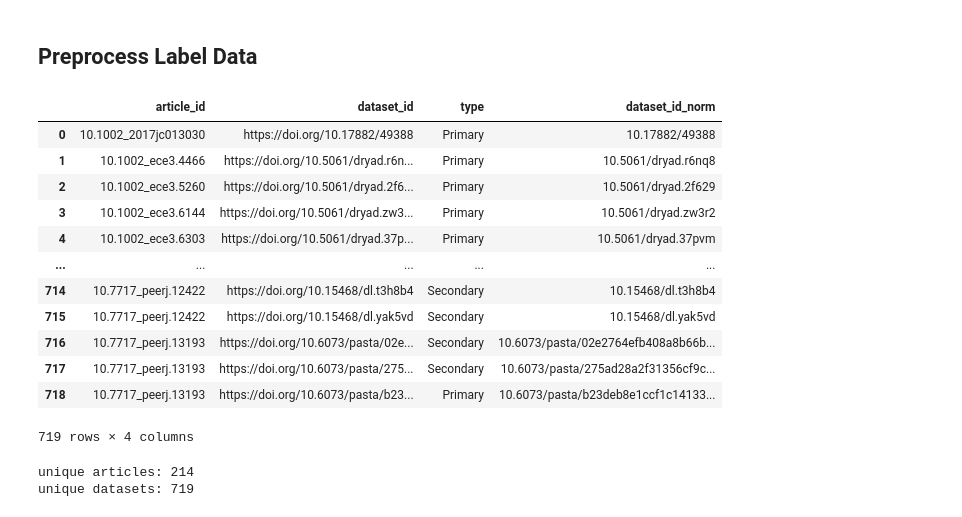
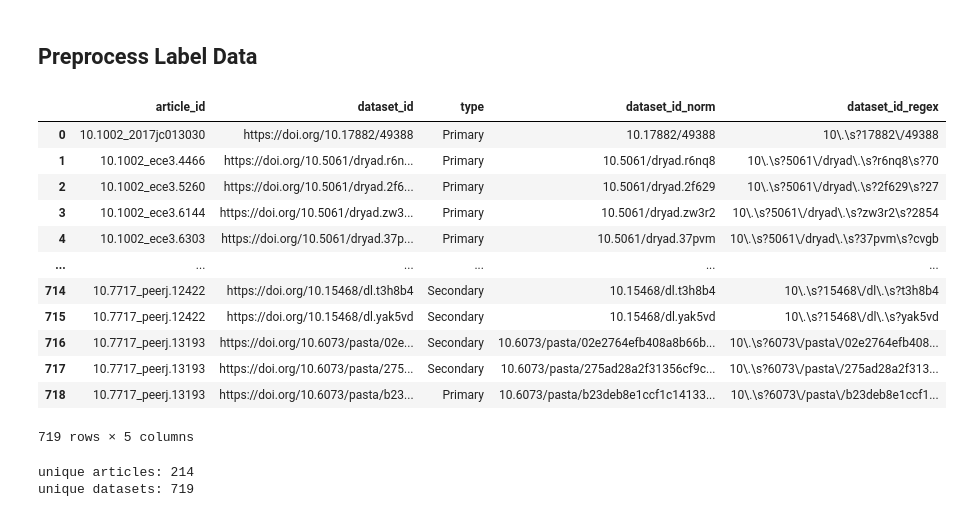
Before and after one commit to JimGile/make-data-count-classifier, a Jupyter notebook: make-data-count-classifier.ipynb, the cells around one changed output. Drawn from its saved outputs; the diff is of its cells as text; code cells hidden in the pictures.

Commit message:
few-shot-qwen initial implementation - gather dataset_id's

```diff
--- a/make-data-count-classifier.ipynb
+++ b/make-data-count-classifier.ipynb
@@ -81,28 +81,61 @@ def normalze_dataset_id(id: str) -> str:
     # If no match is found, return the original ID
     else:
         return id
+# %%
+# Function to normalize dataset IDs
+# This function takes a dataset ID as input and normalizes it by removing the "doi.org/" prefix if it exists.
+def get_dataset_id_regex(id: str) -> str:
+    # Regex to capture the DOI part after "doi.org/"
+    # It handles optional "https://" and "www."
+    regex_id = id
+    dryad_marker = "/dryad."
+    regex = r"(?:https://)?(?:www\.)?doi\.org/(.+)"
+    match = re.search(regex, str(id).lower())
+    if match:
+        # The DOI is in the first capturing group
+        full_doi_candidate = match.group(1)
+        dryad_index = full_doi_candidate.find(dryad_marker)
+        if dryad_index != -1:
+            # Calculate the starting point of the suffix (right after "/dryad." + 5 characters)
+            start_of_suffix = dryad_index + len(dryad_marker) + 5
+            # "/dryad." is found in the DOI candidate
+            prefix = full_doi_candidate[:start_of_suffix]
+
+            # Get the remaining characters for the suffix
+            suffix = full_doi_candidate[start_of_suffix : ]
+
+            # Construct the regex ID
+            regex_id = prefix + '\\s?' + suffix
+        else:
+            # Otherwise, return the full DOI
+            regex_id = full_doi_candidate
+
+    return regex_id.replace('.', '\\.\\s?').replace('/', '\\/')
 # %%
 # Drop 'Missing' type from train_labels_df
 train_labels_df = train_labels_df[train_labels_df['type'] != 'Missing'].reset_index(drop=True)
 
 # Normalize dataset IDs in train_labels_df
 train_labels_df['dataset_id_norm'] = train_labels_df['dataset_id'].apply(normalze_dataset_id)
 
+# Normalize dataset IDs in train_labels_df
+train_labels_df['dataset_id_regex'] = train_labels_df['dataset_id'].apply(get_dataset_id_regex)
+
 train_labels_df
 # %% [output]
-|  | article_id | dataset_id | type | dataset_id_norm |
-| 0 | 10.1002_2017jc013030 | https://doi.org/10.17882/49388 | Primary | 10.17882/49388 |
-| 1 | 10.1002_ece3.4466 | https://doi.org/10.5061/dryad.r6n... | Primary | 10.5061/dryad.r6nq8 |
-| 2 | 10.1002_ece3.5260 | https://doi.org/10.5061/dryad.2f6... | Primary | 10.5061/dryad.2f629 |
-| 3 | 10.1002_ece3.6144 | https://doi.org/10.5061/dryad.zw3... | Primary | 10.5061/dryad.zw3r2 |
-| 4 | 10.1002_ece3.6303 | https://doi.org/10.5061/dryad.37p... | Primary | 10.5061/dryad.37pvm |
-| ... | ... | ... | ... | ... |
-| 714 | 10.7717_peerj.12422 | https://doi.org/10.15468/dl.t3h8b4 | Secondary | 10.15468/dl.t3h8b4 |
-| 715 | 10.7717_peerj.12422 | https://doi.org/10.15468/dl.yak5vd | Secondary | 10.15468/dl.yak5vd |
-| 716 | 10.7717_peerj.13193 | https://doi.org/10.6073/pasta/02e... | Secondary | 10.6073/pasta/02e2764efb408a8b66b... |
-| 717 | 10.7717_peerj.13193 | https://doi.org/10.6073/pasta/275... | Secondary | 10.6073/pasta/275ad28a2f31356cf9c... |
-| 718 | 10.7717_peerj.13193 | https://doi.org/10.6073/pasta/b23... | Primary | 10.6073/pasta/b23deb8e1ccf1c14133... |
+|  | article_id | dataset_id | type | dataset_id_norm | dataset_id_regex |
+| 0 | 10.1002_2017jc013030 | https://doi.org/10.17882/49388 | Primary | 10.17882/49388 | 10\.\s?17882\/49388 |
+| 1 | 10.1002_ece3.4466 | https://doi.org/10.5061/dryad.r6n... | Primary | 10.5061/dryad.r6nq8 | 10\.\s?5061\/dryad\.\s?r6nq8\s?70 |
+| 2 | 10.1002_ece3.5260 | https://doi.org/10.5061/dryad.2f6... | Primary | 10.5061/dryad.2f629 | 10\.\s?5061\/dryad\.\s?2f629\s?27 |
+| 3 | 10.1002_ece3.6144 | https://doi.org/10.5061/dryad.zw3... | Primary | 10.5061/dryad.zw3r2 | 10\.\s?5061\/dryad\.\s?zw3r2\s?2854 |
+| 4 | 10.1002_ece3.6303 | https://doi.org/10.5061/dryad.37p... | Primary | 10.5061/dryad.37pvm | 10\.\s?5061\/dryad\.\s?37pvm\s?cvgb |
+| ... | ... | ... | ... | ... | ... |
+| 714 | 10.7717_peerj.12422 | https://doi.org/10.15468/dl.t3h8b4 | Secondary | 10.15468/dl.t3h8b4 | 10\.\s?15468\/dl\.\s?t3h8b4 |
+| 715 | 10.7717_peerj.12422 | https://doi.org/10.15468/dl.yak5vd | Secondary | 10.15468/dl.yak5vd | 10\.\s?15468\/dl\.\s?yak5vd |
+| 716 | 10.7717_peerj.13193 | https://doi.org/10.6073/pasta/02e... | Secondary | 10.6073/pasta/02e2764efb408a8b66b... | 10\.\s?6073\/pasta\/02e2764efb408... |
+| 717 | 10.7717_peerj.13193 | https://doi.org/10.6073/pasta/275... | Secondary | 10.6073/pasta/275ad28a2f31356cf9c... | 10\.\s?6073\/pasta\/275ad28a2f313... |
+| 718 | 10.7717_peerj.13193 | https://doi.org/10.6073/pasta/b23... | Primary | 10.6073/pasta/b23deb8e1ccf1c14133... | 10\.\s?6073\/pasta\/b23deb8e1ccf1... |
-719 rows × 4 columns
+719 rows × 5 columns
 # %%
 # Number of unique articles and datasets
 print(f"unique articles: {train_labels_df['article_id'].nunique()}")
```
Also changed, not shown: parts of 7 cells of this notebook, 3 other files.
